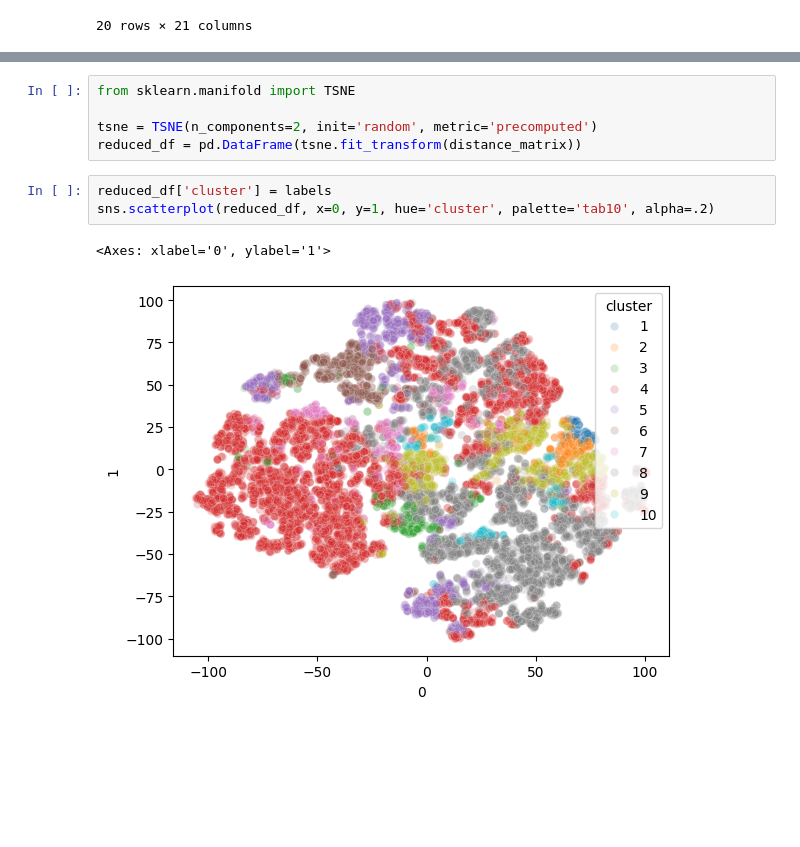
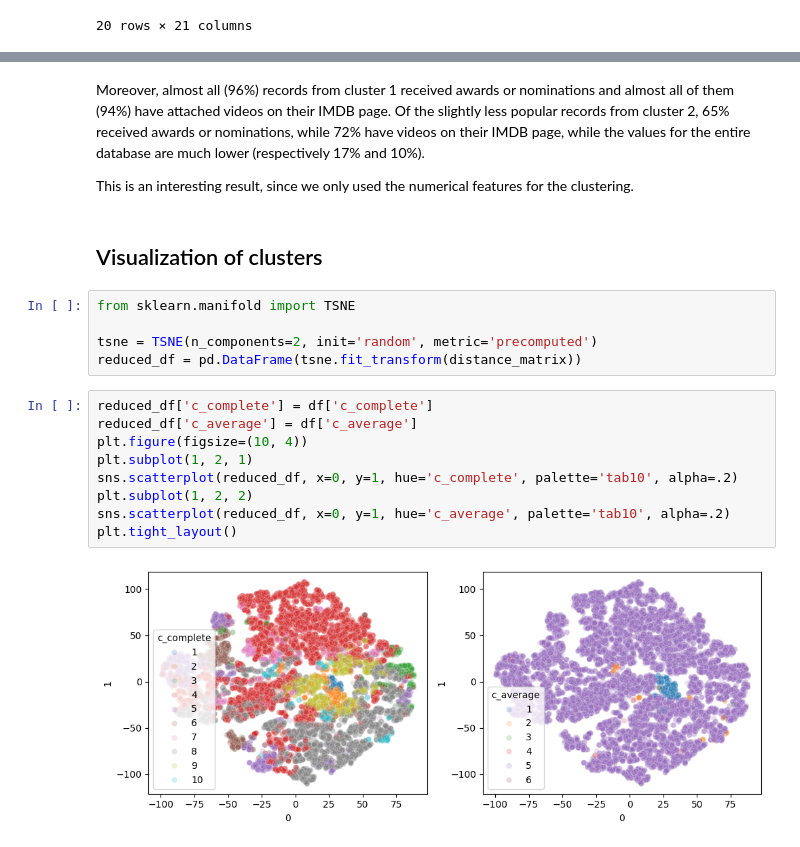
Before and after one commit to g-fabiani4-unipi/dm1_project, a Jupyter notebook: src/hierarchical_clustering.ipynb, the cells around one changed output, grey strips where cells are left out. Cells and saved outputs as stored; diff of their text form; blank space fills up the shorter version.

Commit message:
Add discussion to hierarchical clustering

```diff
--- a/src/hierarchical_clustering.ipynb
+++ b/src/hierarchical_clustering.ipynb
@@ -349,11 +381,23 @@ plt.xscale('log')
+# %% [markdown]
+Moreover, almost all (96%) records from cluster 1 received awards or nominations and almost all of them (94%) have attached videos on their IMDB page.
+Of the slightly less popular records from cluster 2, 65% received awards or nominations, while 72% have videos on their IMDB page, while the values for the entire database are much lower (respectively 17% and 10%).
+
+This is an interesting result, since we only used the numerical features for the clustering.
+# %% [markdown]
+## Visualization of clusters
 # %%
 from sklearn.manifold import TSNE
 
 tsne = TSNE(n_components=2, init='random', metric='precomputed')
 reduced_df = pd.DataFrame(tsne.fit_transform(distance_matrix))
-# %%
-reduced_df['cluster'] = labels
-sns.scatterplot(reduced_df, x=0, y=1, hue='cluster', palette='tab10', alpha=.2)
-# %% [output]
-<Axes: xlabel='0', ylabel='1'>
-[figure, removed]
+# %%
+reduced_df['c_complete'] = df['c_complete']
+reduced_df['c_average'] = df['c_average']
+plt.figure(figsize=(10, 4))
+plt.subplot(1, 2, 1)
+sns.scatterplot(reduced_df, x=0, y=1, hue='c_complete', palette='tab10', alpha=.2)
+plt.subplot(1, 2, 2)
+sns.scatterplot(reduced_df, x=0, y=1, hue='c_average', palette='tab10', alpha=.2)
+plt.tight_layout()
+# %% [output]
+[figure, added]
```
Also changed, not shown: parts of 6 cells of this notebook.
